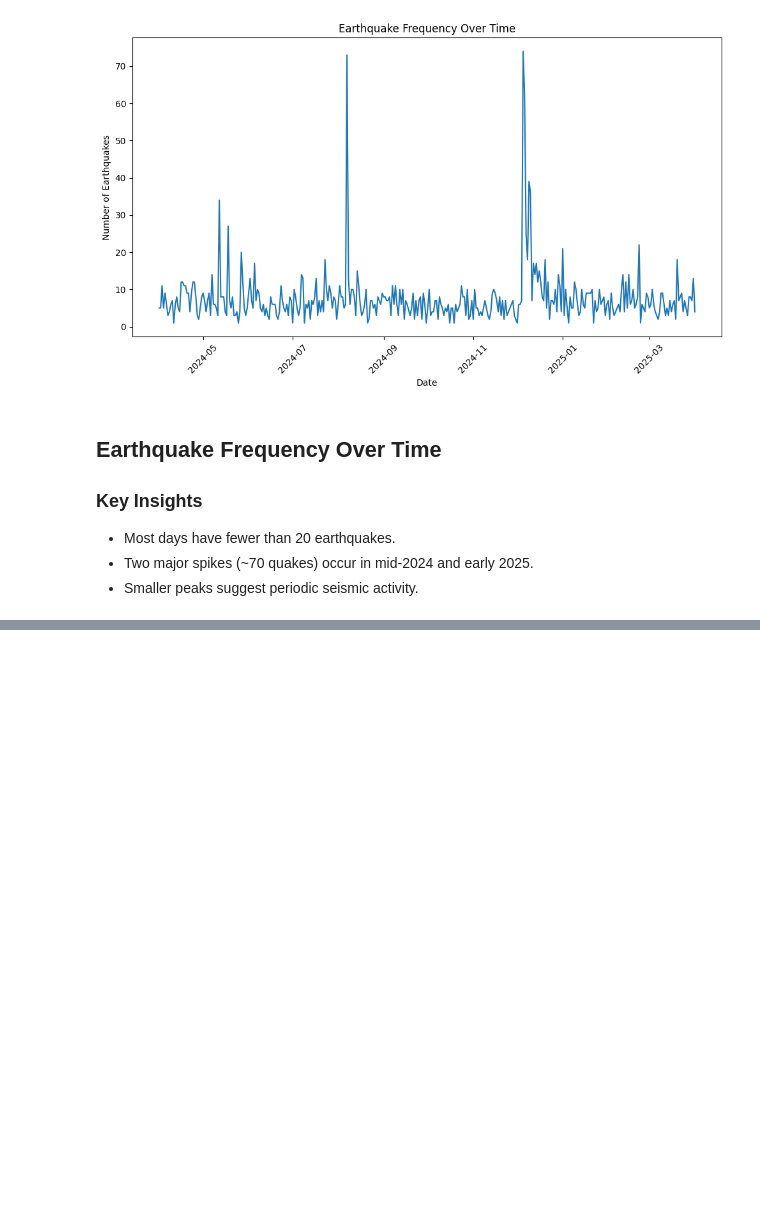
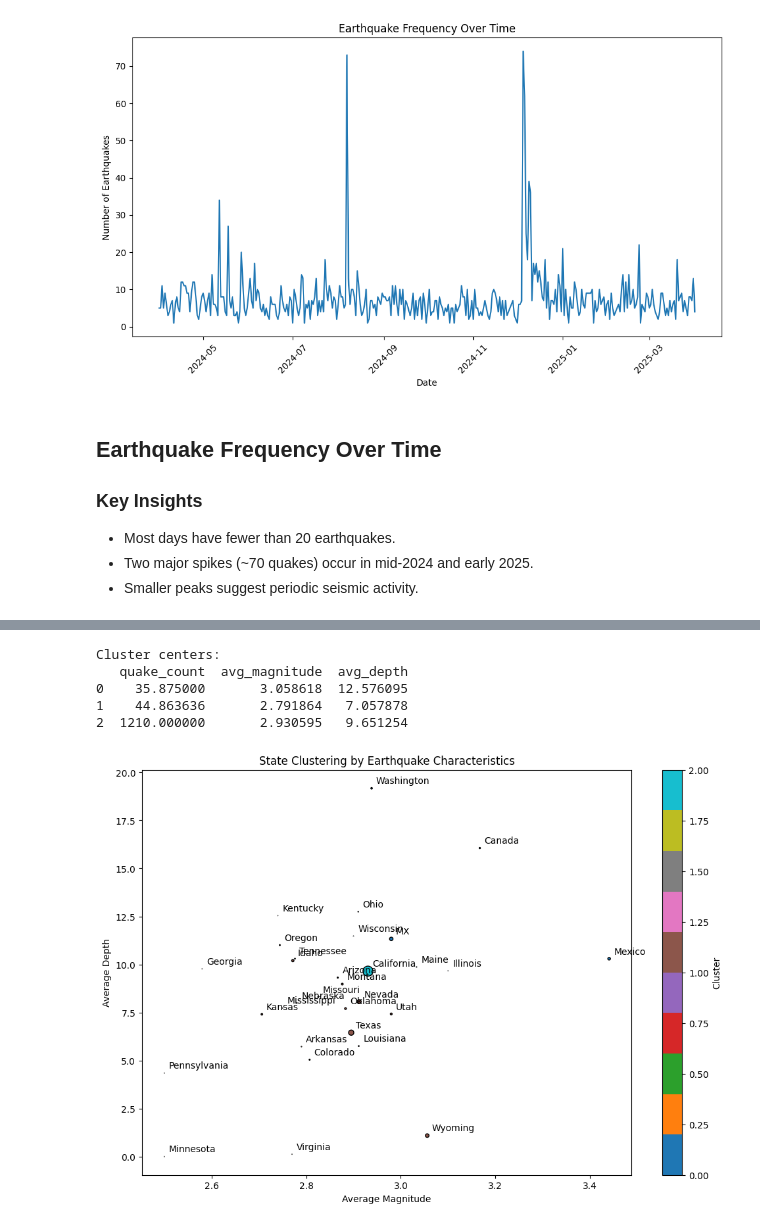
Before and after one commit to ritesh3280/CMSC320_Final_Project, a Jupyter notebook: Checkpoint2.ipynb, the cells around one changed output, grey strips where cells are left out. Drawn from its saved outputs; the diff is of its cells as text; code cells hidden in the pictures; blank space fills up the shorter version.

```diff
--- a/Checkpoint2.ipynb
+++ b/Checkpoint2.ipynb
@@ -149,0 +318,54 @@ plt.show()
+# %%
+# Feature selection and preparation
+features = df[['mag', 'depth', 'state_full']]
+state_stats = features.groupby('state_full').agg({
+    'mag': ['count', 'mean'],
+    'depth': 'mean'
+}).reset_index()
+
+state_stats.columns = ['state', 'quake_count', 'avg_magnitude', 'avg_depth']
+
+# Standardize features
+scaler = StandardScaler()
+X_scaled = scaler.fit_transform(state_stats[['quake_count', 'avg_magnitude', 'avg_depth']])
+
+# Perform clustering
+n_clusters = 3
+kmeans = KMeans(n_clusters=n_clusters, random_state=42)
+state_stats['cluster'] = kmeans.fit_predict(X_scaled)
+
+# Get cluster centroids
+centroids = scaler.inverse_transform(kmeans.cluster_centers_)
+centroid_df = pd.DataFrame(centroids,
+                          columns=['quake_count', 'avg_magnitude', 'avg_depth'])
+print("Cluster centers:")
+print(centroid_df)
+
+# Visualization
+plt.figure(figsize=(12,8))
+scatter = plt.scatter(
+    state_stats['avg_magnitude'],
+    state_stats['avg_depth'],
+    c=state_stats['cluster'],
+    s=state_stats['quake_count']/10,
+    cmap='tab10',
+    edgecolor='k'
+)
+
+for _, row in state_stats.iterrows():
+    plt.annotate(row['state'],
+                (row['avg_magnitude'], row['avg_depth']),
+                xytext=(5,5), textcoords='offset points')
+
+plt.xlabel("Average Magnitude")
+plt.ylabel("Average Depth")
+plt.title("State Clustering by Earthquake Characteristics")
+plt.colorbar(scatter, label="Cluster")
+plt.show()
+# %% [output]
+Cluster centers:
+   quake_count  avg_magnitude  avg_depth
+0    35.875000       3.058618  12.576095
+1    44.863636       2.791864   7.057878
+2  1210.000000       2.930595   9.651254
+[figure, added]
```
Also changed, not shown: parts of 8 cells of this notebook, 1 other file.
